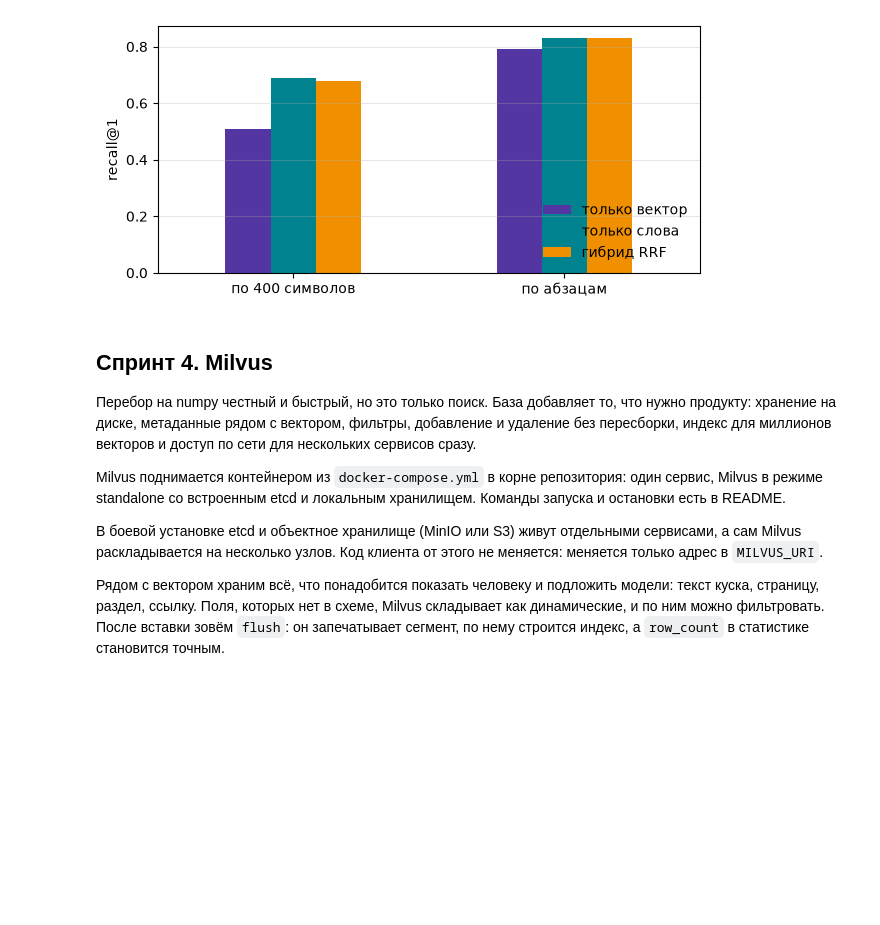
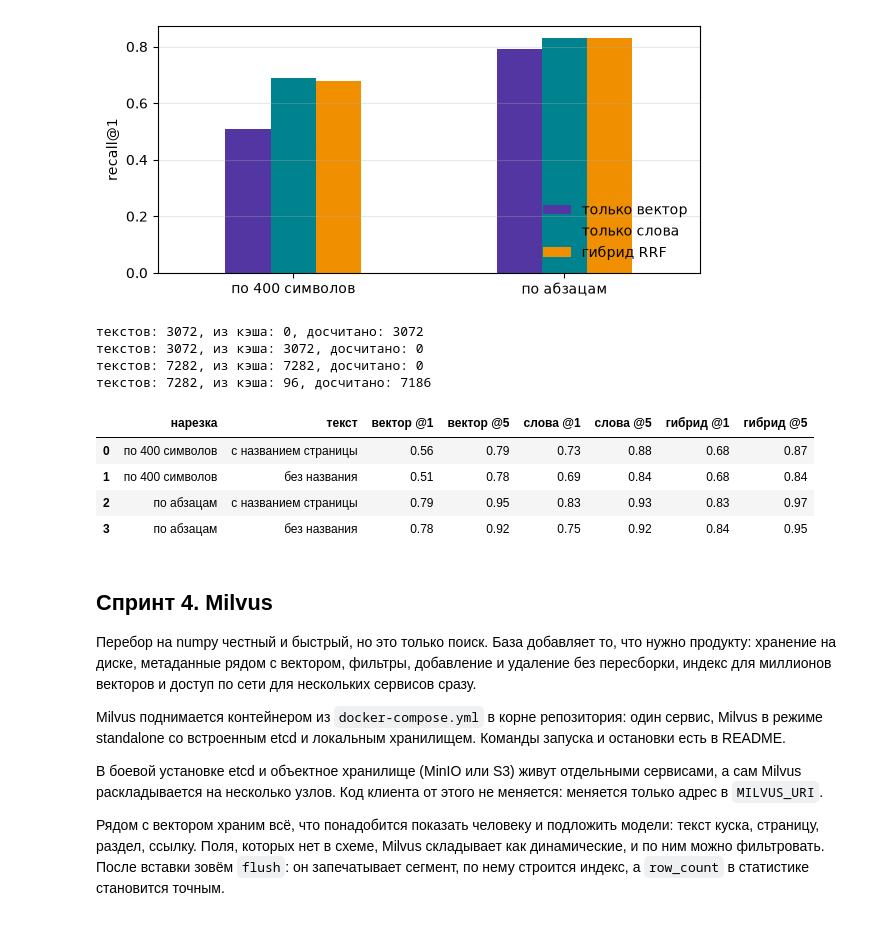
Before and after one commit to NorthMarshmallo/AI_Agent_events, a Jupyter notebook: notebooks/02_rag_memory.ipynb, the cells around one changed output. Cells and saved outputs as stored; diff of their text form; code cells hidden in the pictures; blank space fills up the shorter version.

Commit message:
feat: stage 2 chunking comparison with and without page title

```diff
--- a/notebooks/02_rag_memory.ipynb
+++ b/notebooks/02_rag_memory.ipynb
@@ -432,6 +432,31 @@ hybrid
 | 4 | по абзацам | только слова | 0.83 | 0.93 |
 | 5 | по абзацам | гибрид RRF | 0.83 | 0.97 |
 [figure]
+# %%
+# нарезки при равных условиях: каждая с названием страницы перед текстом и без него, и для вектора, и для поиска по словам
+rows = []
+for cut, chunks in [("по 400 символов", char_chunks), ("по абзацам", line_chunks)]:
+    for title, fmt in [("с названием страницы", emb_text), ("без названия", lambda c: c["text"])]:
+        texts = [fmt(c) for c in chunks]
+        vectors = embed_cached(texts)
+        docs, idf = build_keyword_index(texts)
+        by_vector = [[i for i, _ in search_numpy(q, vectors, 20)] for q in q_vecs]
+        by_words = [keyword_search(t["question"], docs, idf, 20) for t in tasks]
+        by_hybrid = [rrf([v, w], 20) for v, w in zip(by_vector, by_words)]
+        rows.append({"нарезка": cut, "текст": title, **{f"{name} @{k}": recall_of(r, chunks, k)
+                     for name, r in [("вектор", by_vector), ("слова", by_words), ("гибрид", by_hybrid)] for k in (1, 5)}})
+save_cache()
+pd.DataFrame(rows).round(2)
+# %% [output]
+текстов: 3072, из кэша: 0, досчитано: 3072
+текстов: 3072, из кэша: 3072, досчитано: 0
+текстов: 7282, из кэша: 7282, досчитано: 0
+текстов: 7282, из кэша: 96, досчитано: 7186
+|  | нарезка | текст | вектор @1 | вектор @5 | слова @1 | слова @5 | гибрид @1 | гибрид @5 |
+| 0 | по 400 символов | с названием страницы | 0.56 | 0.79 | 0.73 | 0.88 | 0.68 | 0.87 |
+| 1 | по 400 символов | без названия | 0.51 | 0.78 | 0.69 | 0.84 | 0.68 | 0.84 |
+| 2 | по абзацам | с названием страницы | 0.79 | 0.95 | 0.83 | 0.93 | 0.83 | 0.97 |
+| 3 | по абзацам | без названия | 0.78 | 0.92 | 0.75 | 0.92 | 0.84 | 0.95 |
 # %% [markdown]
 ## Спринт 4. Milvus
 
```
Also changed, not shown: 2 other files.
